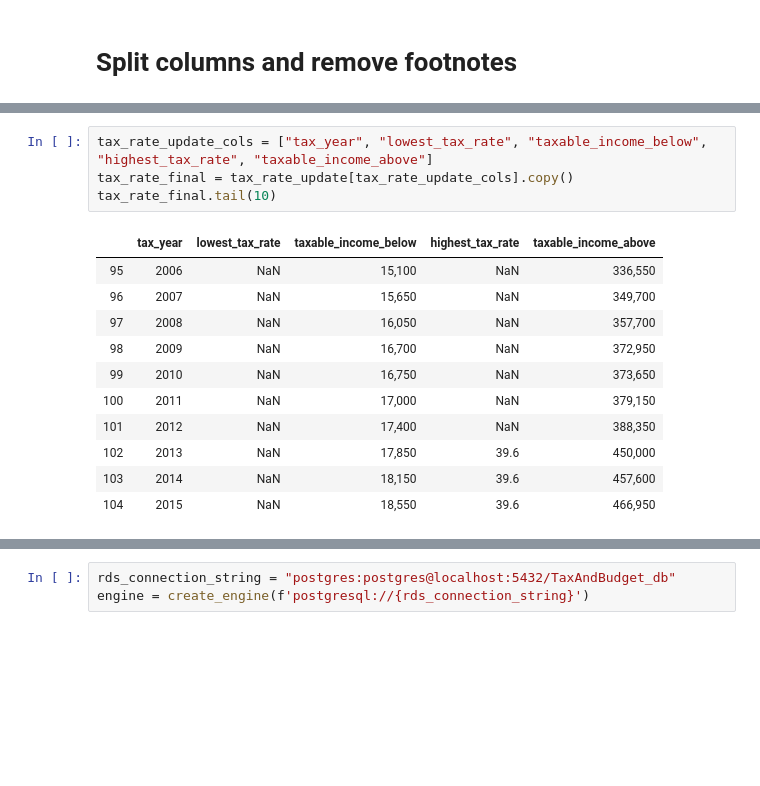
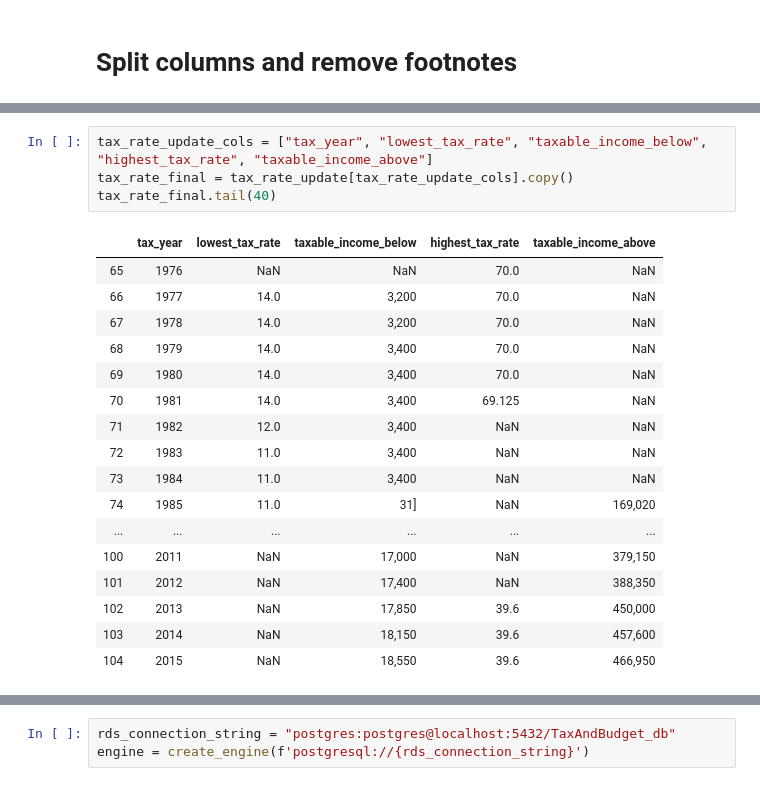
Before and after one commit to ErinMandell/ETL-Challenge, a Jupyter notebook: tax_rates.ipynb, the cells around one changed output, grey strips where cells are left out. Saved outputs shown, nothing was run; the diff lists cells and outputs as text; blank space fills up the shorter version.

```diff
--- a/tax_rates.ipynb
+++ b/tax_rates.ipynb
@@ -106,14 +108,20 @@ tax_rate_update.tail(10)
 # %%
 tax_rate_update_cols = ["tax_year", "lowest_tax_rate", "taxable_income_below", "highest_tax_rate", "taxable_income_above"]
 tax_rate_final = tax_rate_update[tax_rate_update_cols].copy()
-tax_rate_final.tail(10)
+tax_rate_final.tail(40)
 # %% [output]
 |  | tax_year | lowest_tax_rate | taxable_income_below | highest_tax_rate | taxable_income_above |
-| 95 | 2006 | NaN | 15,100 | NaN | 336,550 |
-| 96 | 2007 | NaN | 15,650 | NaN | 349,700 |
-| 97 | 2008 | NaN | 16,050 | NaN | 357,700 |
-| 98 | 2009 | NaN | 16,700 | NaN | 372,950 |
-| 99 | 2010 | NaN | 16,750 | NaN | 373,650 |
+| 65 | 1976 | NaN | NaN | 70.0 | NaN |
+| 66 | 1977 | 14.0 | 3,200 | 70.0 | NaN |
+| 67 | 1978 | 14.0 | 3,200 | 70.0 | NaN |
+| 68 | 1979 | 14.0 | 3,400 | 70.0 | NaN |
+| 69 | 1980 | 14.0 | 3,400 | 70.0 | NaN |
+| 70 | 1981 | 14.0 | 3,400 | 69.125 | NaN |
+| 71 | 1982 | 12.0 | 3,400 | NaN | NaN |
+| 72 | 1983 | 11.0 | 3,400 | NaN | NaN |
+| 73 | 1984 | 11.0 | 3,400 | NaN | NaN |
+| 74 | 1985 | 11.0 | 31] | NaN | 169,020 |
+| ... | ... | ... | ... | ... | ... |
 | 100 | 2011 | NaN | 17,000 | NaN | 379,150 |
 | 101 | 2012 | NaN | 17,400 | NaN | 388,350 |
 | 102 | 2013 | NaN | 17,850 | 39.6 | 450,000 |
```
Also changed, not shown: parts of 4 cells of this notebook.
